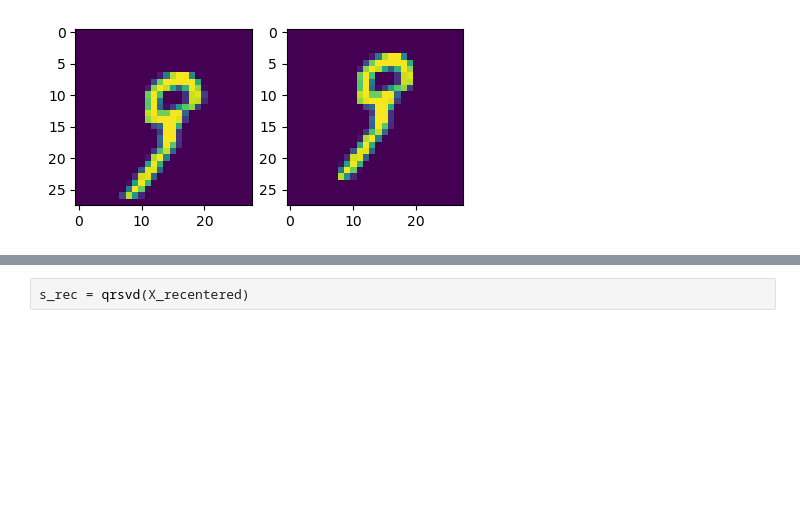
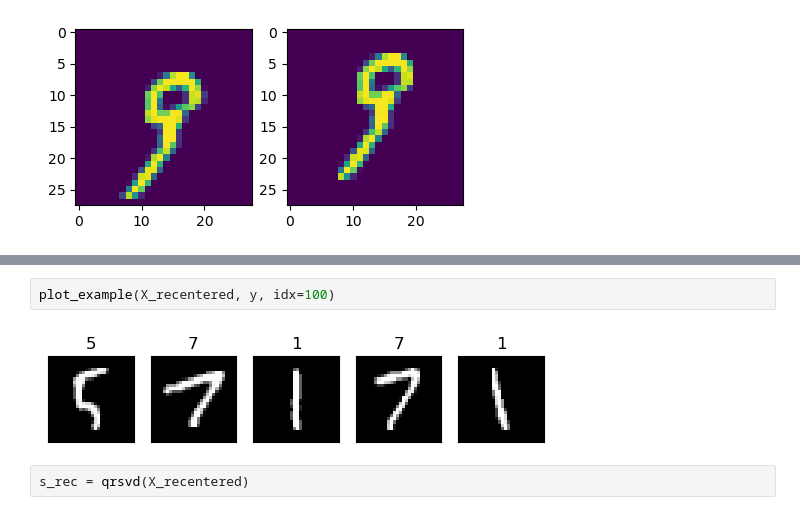
Before and after one commit to maneeshrj/math-ml-project, a Jupyter notebook: SVD.ipynb, the cells around one changed output, grey strips where cells are left out. Cells and saved outputs as stored; diff of their text form; blank space fills up the shorter version.

```diff
--- a/SVD.ipynb
+++ b/SVD.ipynb
@@ -169,3 +169,7 @@ print(bbox_center)
+# %%
+plot_example(X_recentered, y, idx=100)
+# %% [output]
+[figure, added]
 # %%
 s_rec = qrsvd(X_recentered)
 # %%
```
Also changed, not shown: parts of 87 cells of this notebook, 2 other files.
